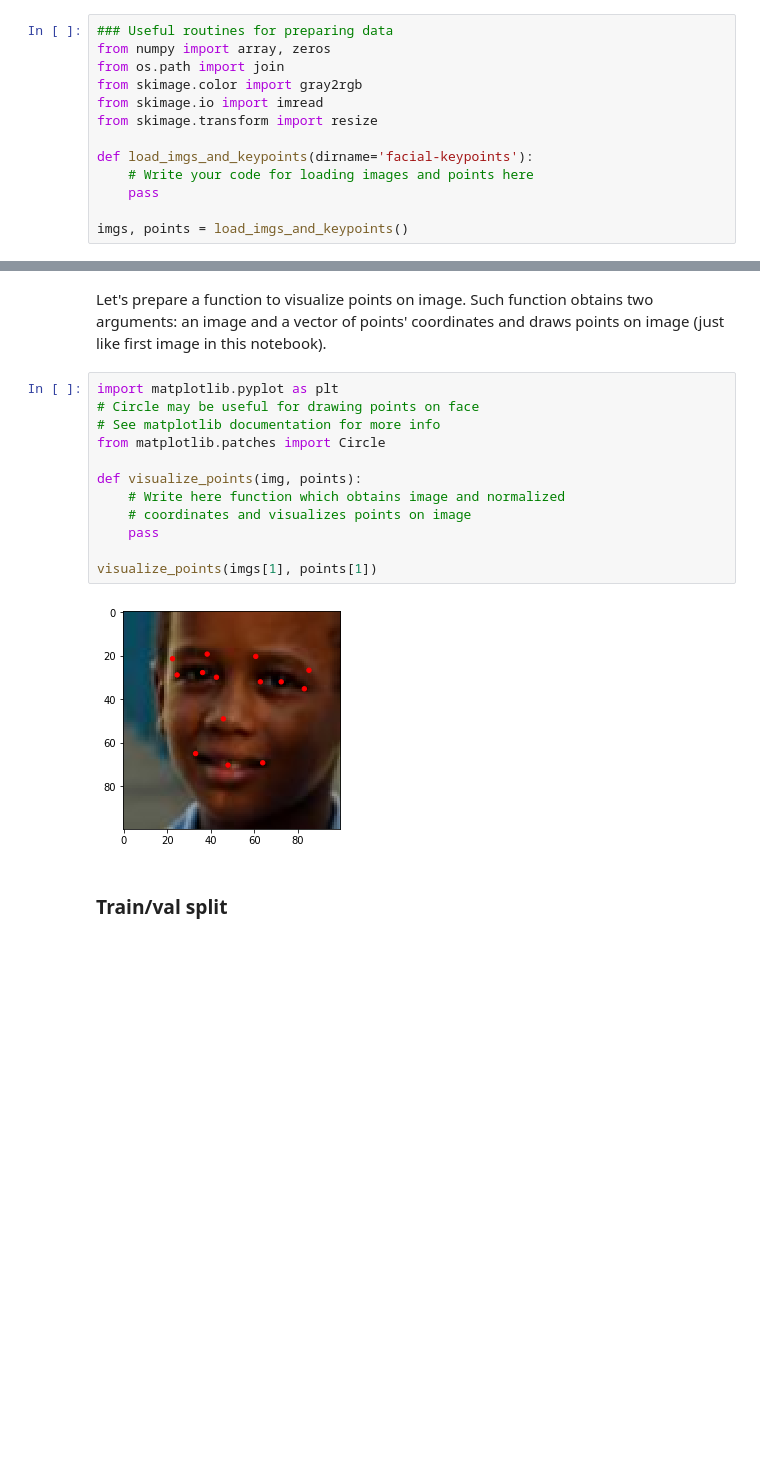
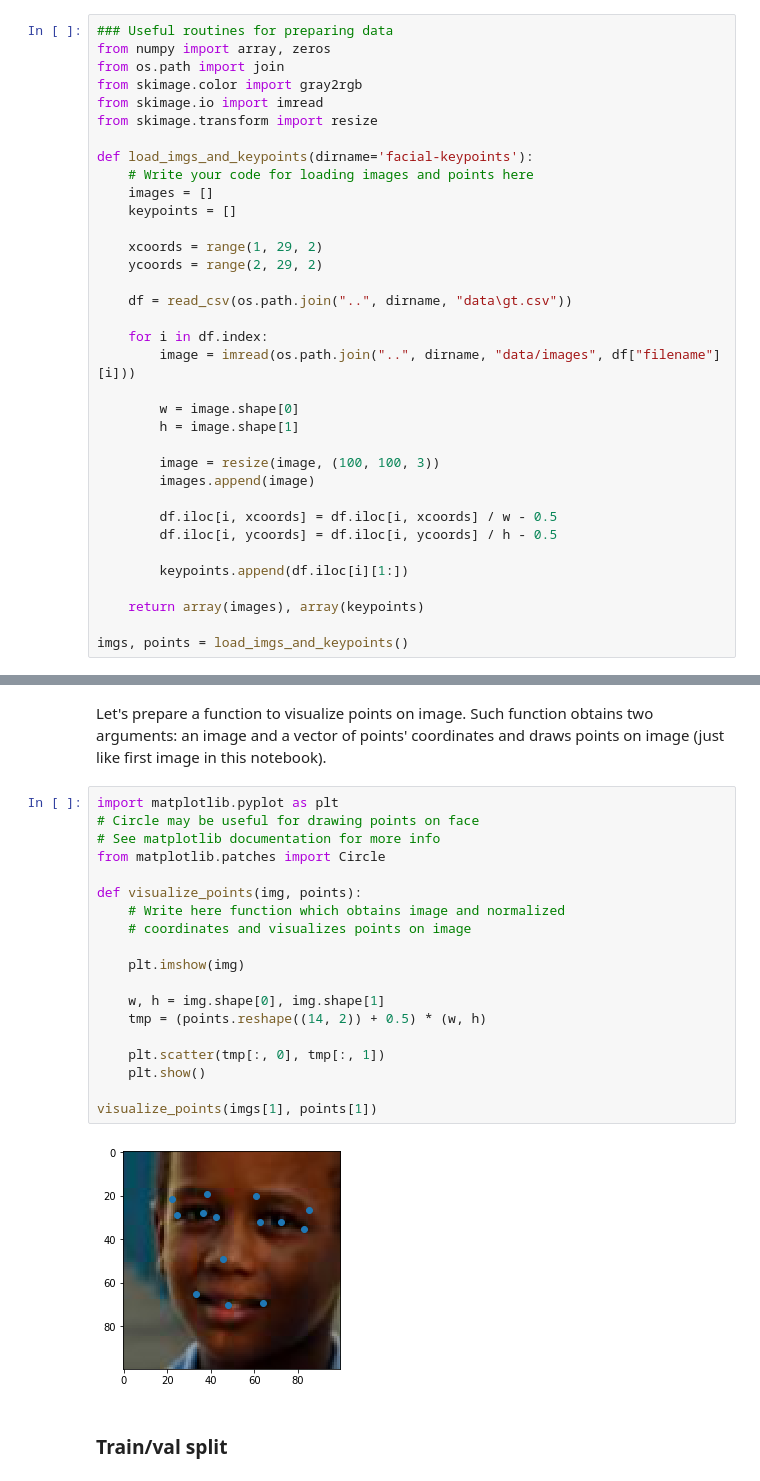
Before and after one commit to hafizur-rahman/computer-vision, a Jupyter notebook: facial-keypoints/Facial keypoints.ipynb, the cells around one changed output, grey strips where cells are left out. Cells and saved outputs as stored; diff of their text form; blank space fills up the shorter version.

```diff
--- a/facial-keypoints/Facial keypoints.ipynb
+++ b/facial-keypoints/Facial keypoints.ipynb
@@ -33,7 +33,29 @@ from skimage.transform import resize
 
 def load_imgs_and_keypoints(dirname='facial-keypoints'):
     # Write your code for loading images and points here
-    pass
+    images = []
+    keypoints = []
+
+    xcoords = range(1, 29, 2)
+    ycoords = range(2, 29, 2)
+
+    df = read_csv(os.path.join("..", dirname, "data\gt.csv"))
+
+    for i in df.index:
+        image = imread(os.path.join("..", dirname, "data/images", df["filename"][i]))
+
+        w = image.shape[0]
+        h = image.shape[1]
+
+        image = resize(image, (100, 100, 3))
+        images.append(image)
+
+        df.iloc[i, xcoords] = df.iloc[i, xcoords] / w - 0.5
+        df.iloc[i, ycoords] = df.iloc[i, ycoords] / h - 0.5
+
+        keypoints.append(df.iloc[i][1:])
+
+    return array(images), array(keypoints)
 
 imgs, points = load_imgs_and_keypoints()
 # %%
@@ -57,17 +75,24 @@ Let's prepare a function to visualize points on image. Such function obtains two
 # %%
 import matplotlib.pyplot as plt
 # Circle may be useful for drawing points on face
 # See matplotlib documentation for more info
 from matplotlib.patches import Circle
 
 def visualize_points(img, points):
     # Write here function which obtains image and normalized
     # coordinates and visualizes points on image
-    pass
+
+    plt.imshow(img)
+
+    w, h = img.shape[0], img.shape[1]
+    tmp = (points.reshape((14, 2)) + 0.5) * (w, h)
+
+    plt.scatter(tmp[:, 0], tmp[:, 1])
+    plt.show()
 
 visualize_points(imgs[1], points[1])
 # %% [output]
-[figure, old version]
+[figure, new version]
 # %% [markdown]
 ### Train/val split
 # %% [markdown]
```
Also changed, not shown: parts of 11 cells of this notebook.
